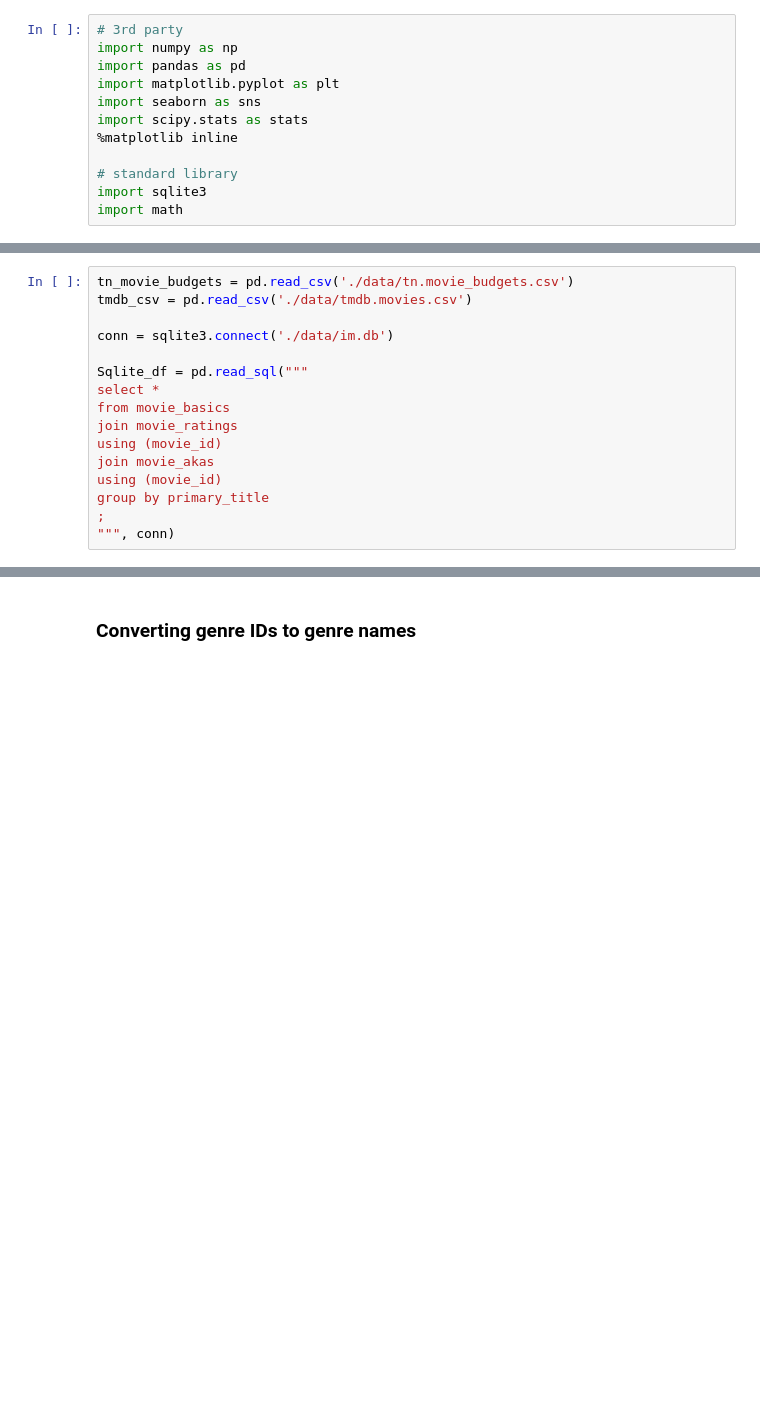
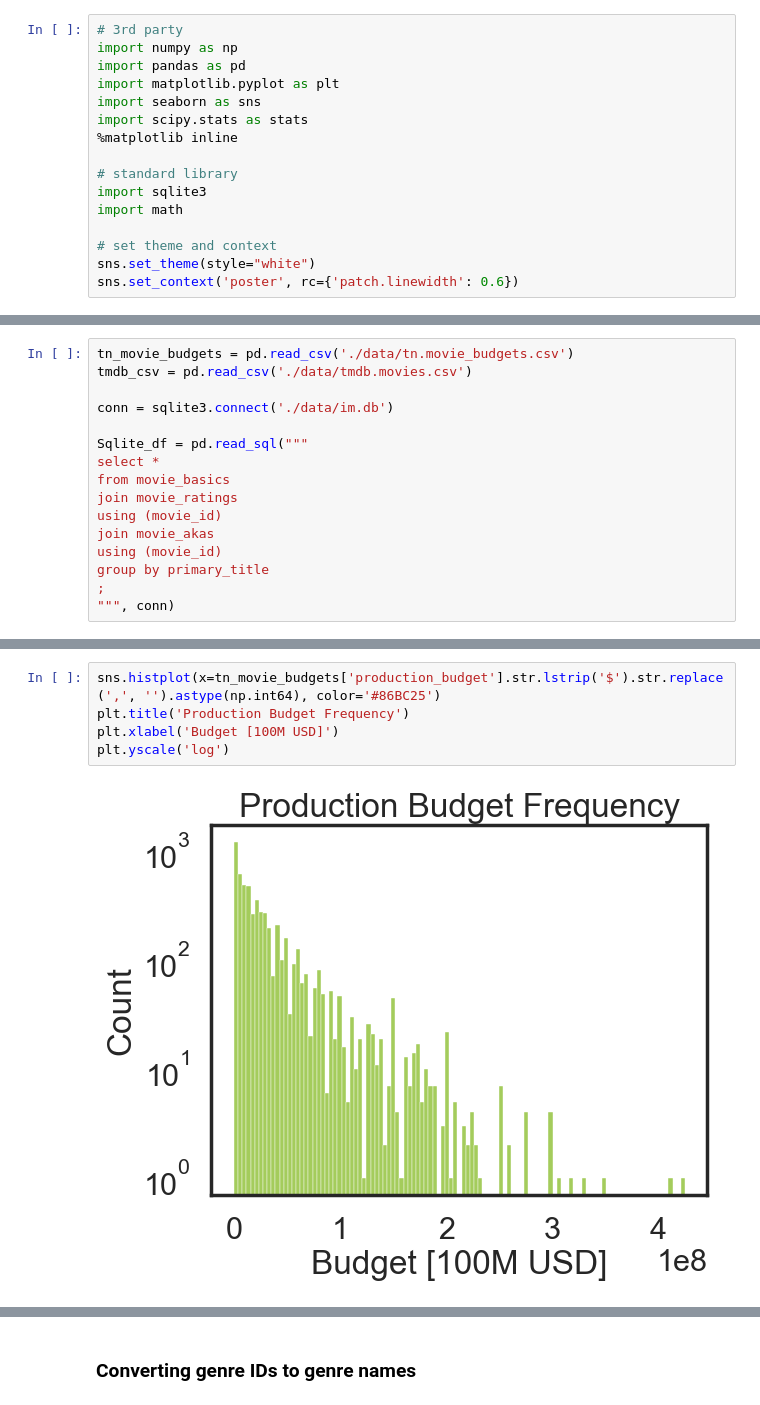
Before and after one commit to bkokin/semester_1_capstone, a Jupyter notebook: Capstone 1.ipynb, the cells around one changed output, grey strips where cells are left out. Saved outputs shown, nothing was run; the diff lists cells and outputs as text; blank space fills up the shorter version.

```diff
--- a/Capstone 1.ipynb
+++ b/Capstone 1.ipynb
@@ -20,4 +22,8 @@ import scipy.stats as stats
 # standard library
 import sqlite3
 import math
+
+# set theme and context
+sns.set_theme(style="white")
+sns.set_context('poster', rc={'patch.linewidth': 0.6})
 # %% [markdown]
@@ -42,0 +85,7 @@ group by primary_title
+# %%
+sns.histplot(x=tn_movie_budgets['production_budget'].str.lstrip('$').str.replace(',', '').astype(np.int64), color='#86BC25')
+plt.title('Production Budget Frequency')
+plt.xlabel('Budget [100M USD]')
+plt.yscale('log')
+# %% [output]
+[figure, added]
```
Also changed, not shown: parts of 38 cells of this notebook.
